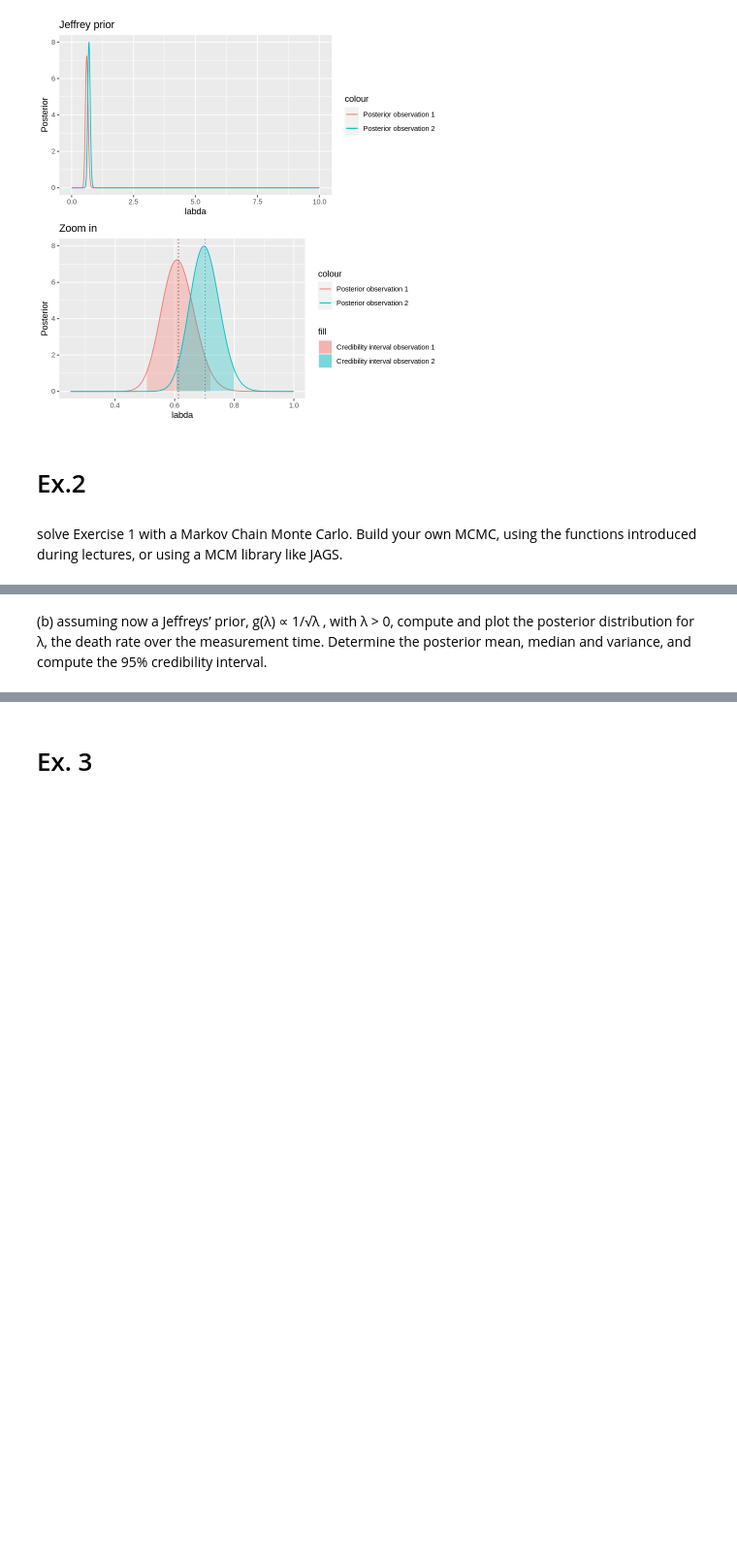
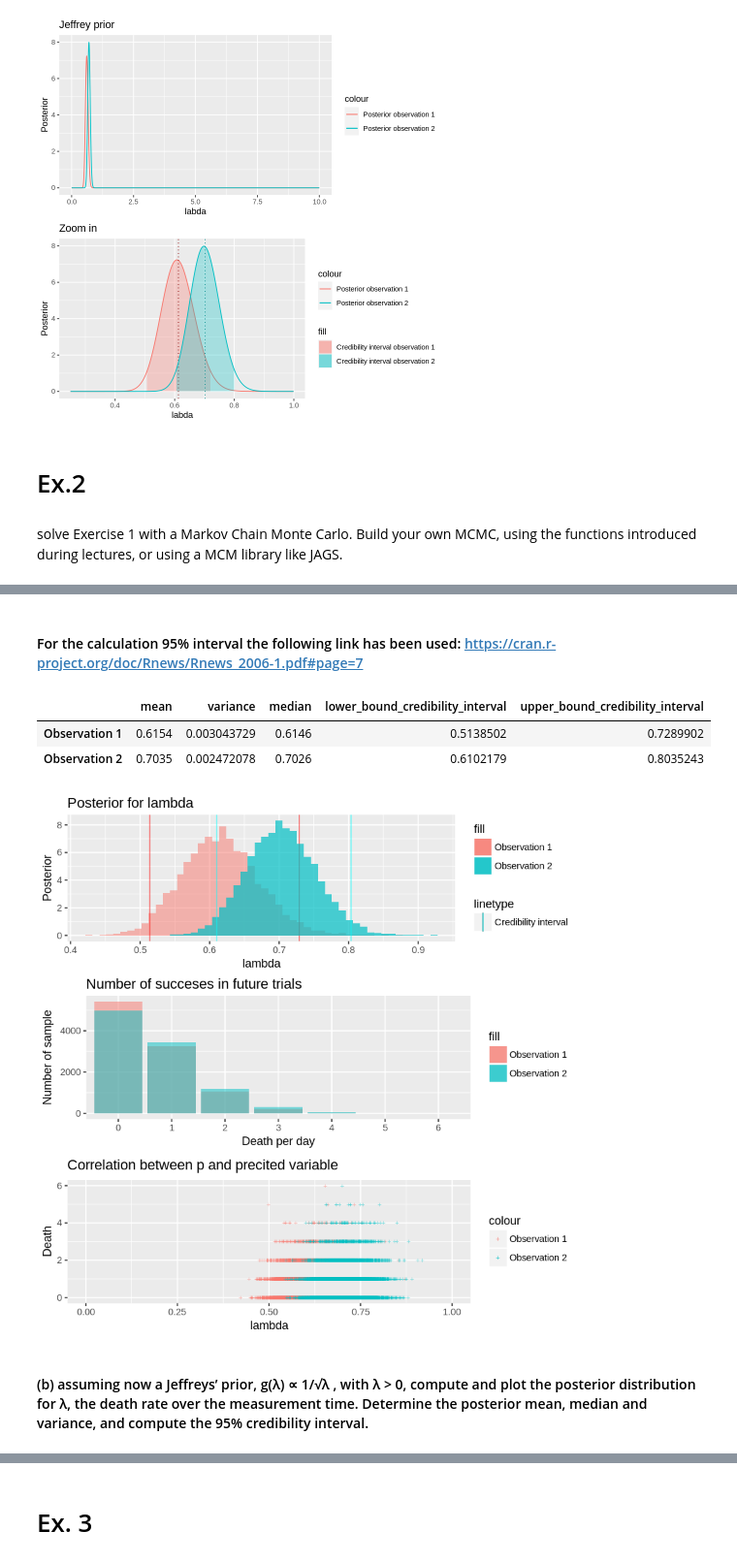
Before and after one commit to vepe99/Advance-Statistics-for-Physics-Analysis-, a Jupyter notebook: Lab5/Viterbo_Giuseppe_rlab05.ipynb, the cells around one changed output, grey strips where cells are left out. Shown at 97% size. Cells and saved outputs as stored; diff of their text form; code cells hidden in the pictures; blank space fills up the shorter version.

```diff
--- a/Lab5/Viterbo_Giuseppe_rlab05.ipynb
+++ b/Lab5/Viterbo_Giuseppe_rlab05.ipynb
@@ -289,2 +321,63 @@ plot(chain.df$lambda , chain.df$Y, xlab='lambda', ylab='y', main="",
+# %% [markdown]
+#### For the calculation 95% interval the following link has been used: https://cran.r-project.org/doc/Rnews/Rnews_2006-1.pdf#page=7
+# %%
+#format the chain
+chain_1.df <- as.data.frame(as.mcmc(chain_1))
+chain_2.df <- as.data.frame(as.mcmc(chain_2))
+
+#95% credibility interval
+sorted_chain_1 <- chain_1.df[order(chain_1.df$lambda),]$lambda
+lower_bound_1_MCMC <- as.double(sorted_chain_1[250])
+upper_bound_1_MCMC <- as.double(sorted_chain_1[9750])
+
+sorted_chain_2 <- chain_2.df[order(chain_2.df$lambda),]$lambda
+lower_bound_2_MCMC <- as.double(sorted_chain_2[250])
+upper_bound_2_MCMC <- as.double(sorted_chain_2[9750])
+
+results <- data.frame(
+            mean=c(mean_observation_1, mean_observation_2),
+            variance=c(variance_observation_1, variance_observation_2),
+            median=c(median_observation_1, median_observation_2),
+            lower_bound_credibility_interval = c(lower_bound_1_MCMC, lower_bound_2_MCMC),
+            upper_bound_credibility_interval = c(upper_bound_1_MCMC, upper_bound_2_MCMC),
+            row.names = c('Observation 1', 'Observation 2')
+            )
+results
+
+#p inference result
+ggplot()+
+geom_histogram(aes(x=chain_1.df$lambda, y=..density.., fill='Observation 1'), alpha=0.5, bins=50)+
+geom_vline(aes(xintercept=lower_bound_1_MCMC, linetype='Credibility interval'), color='red', alpha=0.5)+
+geom_vline(aes(xintercept=upper_bound_1_MCMC, linetype='Credibility interval'), color='red', alpha=0.5)+
+geom_histogram(aes(x=chain_2.df$lambda, y=..density.., fill='Observation 2'), alpha=0.7, bins=50)+
+geom_vline(aes(xintercept=lower_bound_2_MCMC, linetype='Credibility interval'), color='cyan', alpha=0.5)+
+geom_vline(aes(xintercept=upper_bound_2_MCMC, linetype='Credibility interval'), color='cyan', alpha=0.5)+
+labs(x='lambda', y='Posterior'
+     , title='Posterior for lambda') -> plot_inference_p
+
+# next data prediction probability
+ty_1 <- as.data.frame(table(chain_1.df$Y))
+ty_2 <- as.data.frame(table(chain_2.df$Y))
+
+ggplot()+
+geom_bar(aes(x = ty_1$Var1, y=ty_1$Freq, fill='Observation 1'), alpha=0.5, stat = 'identity')+
+geom_bar(aes(x = ty_2$Var1, y=ty_2$Freq, fill='Observation 2'), alpha=0.5, stat = 'identity')+
+labs(x='Death per day', y='Number of sample',
+     title=sprintf('Number of succeses in future trials')) -> plot_next_data_prediction
+
+#Correlation between p and predicted variable
+ggplot()+
+geom_point(aes(x=chain_1.df$lambda, y=chain_1.df$Y, color='Observation 1'), shape='+', size=2, alpha=0.5)+
+geom_point(aes(x=chain_2.df$lambda, y=chain_2.df$Y, color='Observation 2'), shape='+', size=2, alpha=0.5)+
+xlim(0, 1)+
+labs(x='lambda', y='Death',
+     title ='Correlation between p and precited variable') -> plot_correlations
+
+grid.arrange(grobs=list(plot_inference_p, plot_next_data_prediction, plot_correlations), nrow=3)
+# %% [output]
+|  | mean | variance | median | lower_bound_credibility_interval | upper_bound_credibility_interval |
+| Observation 1 | 0.6154 | 0.003043729 | 0.6146 | 0.5138502 | 0.7289902 |
+| Observation 2 | 0.7035 | 0.002472078 | 0.7026 | 0.6102179 | 0.8035243 |
+[figure, added]
 # %% [markdown]
-(b) assuming now a Jeffreys’ prior, g(λ) ∝ 1/√λ , with λ > 0, compute and plot the posterior distribution for λ, the death rate over the measurement time. Determine the posterior mean, median and variance, and compute the 95% credibility interval.
+#### (b) assuming now a Jeffreys’ prior, g(λ) ∝ 1/√λ , with λ > 0, compute and plot the posterior distribution for λ, the death rate over the measurement time. Determine the posterior mean, median and variance, and compute the 95% credibility interval.
```
Also changed, not shown: parts of 37 cells of this notebook, 2 other files.
